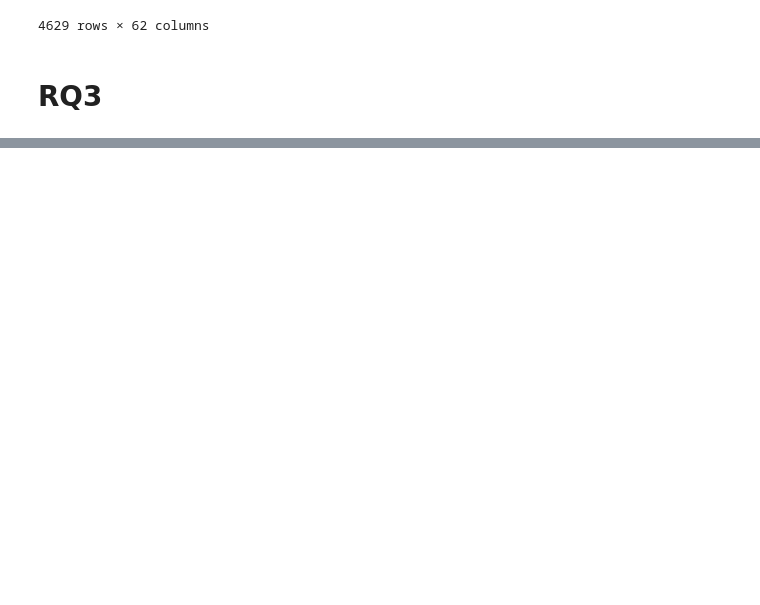
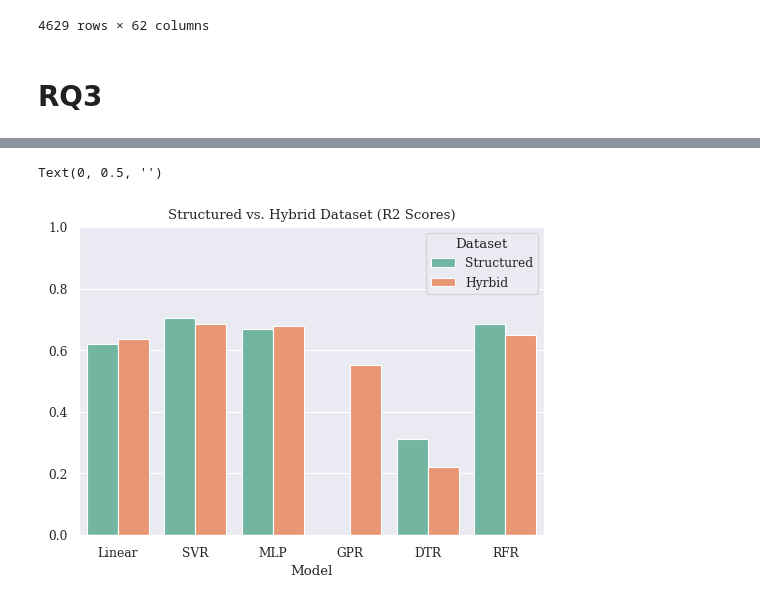
Before and after one commit to BenPrie/Airbnb-Unstructured-Data-Analysis, a Jupyter notebook: experiments.ipynb, the cells around one changed output, grey strips where cells are left out. Saved outputs shown, nothing was run; the diff lists cells and outputs as text; code cells hidden in the pictures; blank space fills up the shorter version.

Commit message:
Added Plot for RQ3

```diff
--- a/experiments.ipynb
+++ b/experiments.ipynb
@@ -4,3 +6,9 @@ import RQs
+# %%
+# Beautification.
+sns.set_style('darkgrid')
+sns.set_style({'font.family':'serif', 'font.serif':'Times New Roman'})
+sns.set_context('paper')
+sns.set_palette('Set2')
 # %% [markdown]
 # Preparing the Data
 # %%
@@ -80,0 +90,25 @@ experiment.run().reset_index().iloc[:,1:]
+# %%
+# Plot R2 scores...
+data = results.replace({
+    'Linear Regression' : 'Linear',
+    'Support Vector Regression (SVR)' : 'SVR',
+    'Multi-Layer Perceptron (MLP)' : 'MLP',
+    'Gaussian Process Regression' : 'GPR',
+    'Decision Tree Regression' : 'DTR',
+    'Random Forest Regression' : 'RFR'
+})[results['Dataset'] != 'Unstructured']
+
+fig, ax = plt.subplots(figsize=(6,4))
+
+sns.barplot(
+    data=data,
+    x='Model', y='R2 Score', hue='Dataset',
+    ax = ax
+)
+
+ax.set_ylim(0,1)
+ax.set_title('Structured vs. Hybrid Dataset (R2 Scores)')
+ax.set_ylabel('')
+# %% [output]
+Text(0, 0.5, '')
+[figure, added]
```
Also changed, not shown: parts of 2 cells of this notebook.
